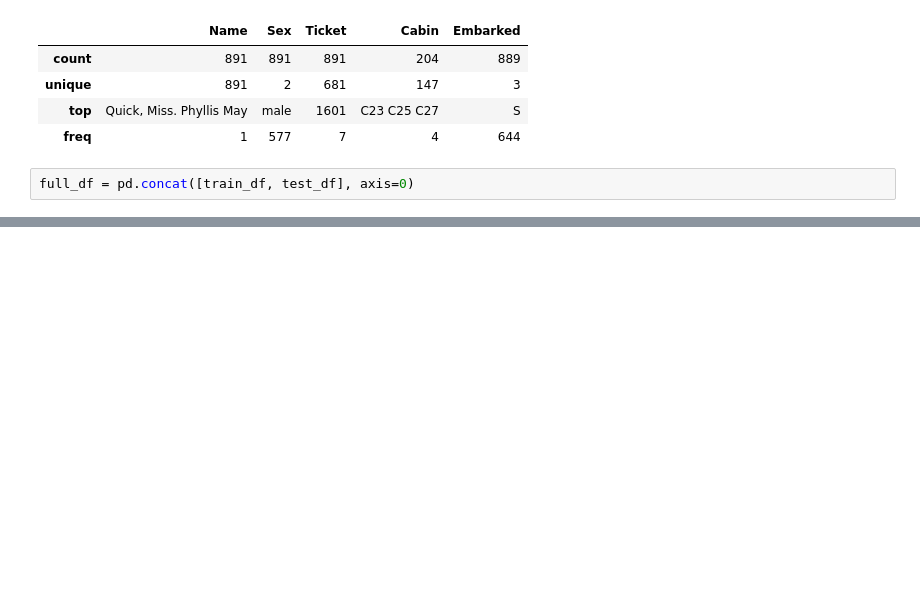
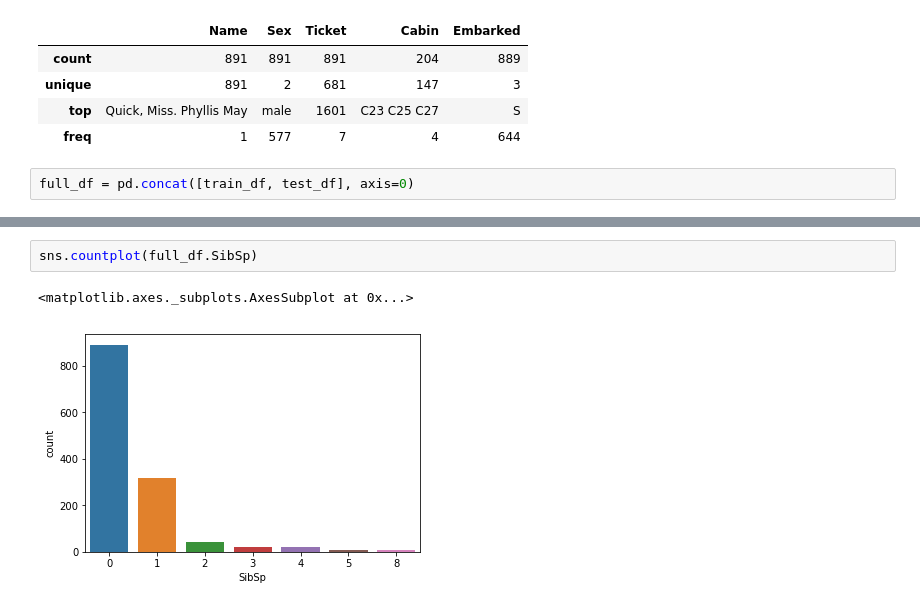
Before and after one commit to keijak/kaggle-pub, a Jupyter notebook: titanic/EDA.ipynb, the cells around one changed output, grey strips where cells are left out. Cells and saved outputs as stored; diff of their text form; blank space fills up the shorter version.

```diff
--- a/titanic/EDA.ipynb
+++ b/titanic/EDA.ipynb
@@ -155,0 +97,5 @@ train_df[train_df.Cabin.str.match('[A-Z]').fillna(False)]
+# %%
+sns.countplot(full_df.SibSp)
+# %% [output]
+<matplotlib.axes._subplots.AxesSubplot at 0x...>
+[figure, added]
```
Also changed, not shown: parts of 12 cells of this notebook, 4 other files.
